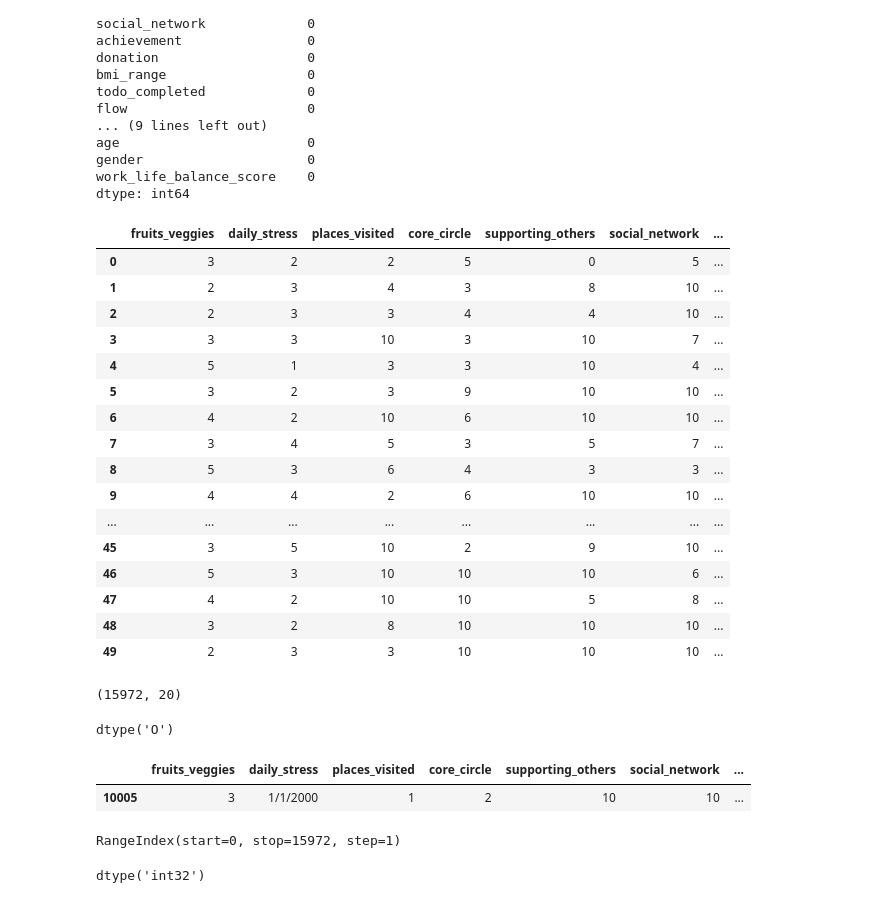
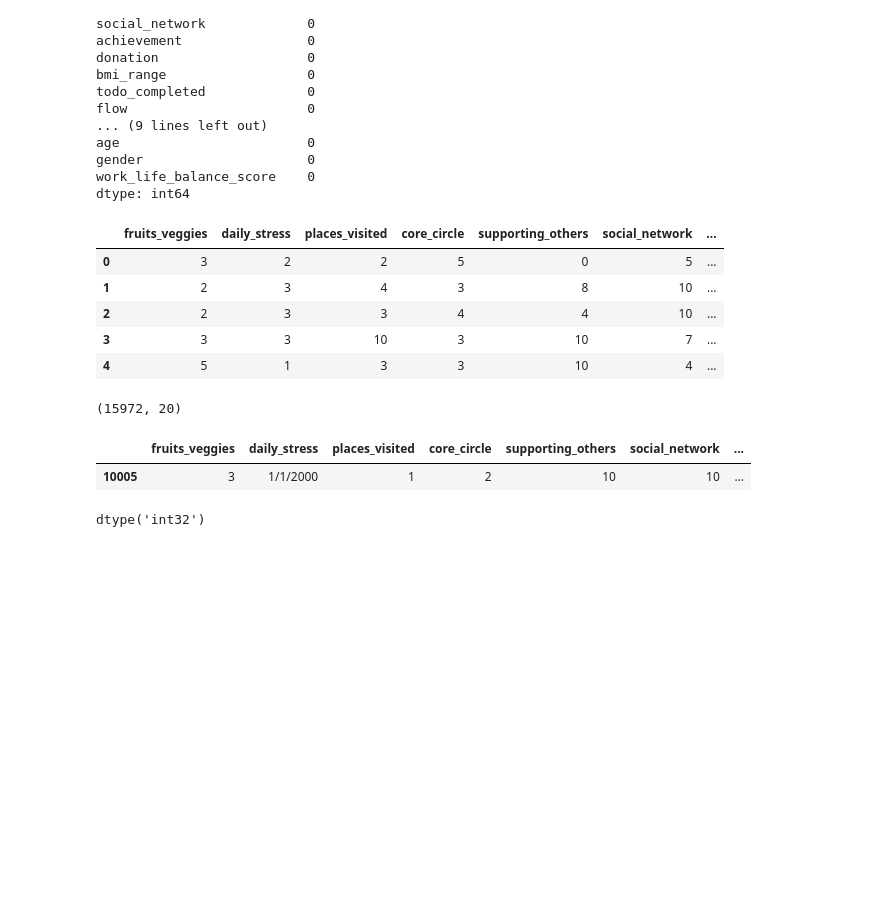
Before and after one commit to rupaliluthra/python_data_analysis, a Jupyter notebook: wellbeing_and_lifestyle_project.ipynb, the cells around one changed output. Cells and saved outputs as stored; diff of their text form; code cells hidden in the pictures; blank space fills up the shorter version.

```diff
--- a/wellbeing_and_lifestyle_project.ipynb
+++ b/wellbeing_and_lifestyle_project.ipynb
@@ -79,42 +79,23 @@ dtype: int64
 # %%
 data=data.drop(['timestamp','age','gender','work_life_balance_score'], axis = 1)
 # %%
-data.head(50)
+data.head(5)
 # %% [output]
 |  | fruits_veggies | daily_stress | places_visited | core_circle | supporting_others | social_network | ... |
 | 0 | 3 | 2 | 2 | 5 | 0 | 5 | ... |
 | 1 | 2 | 3 | 4 | 3 | 8 | 10 | ... |
 | 2 | 2 | 3 | 3 | 4 | 4 | 10 | ... |
 | 3 | 3 | 3 | 10 | 3 | 10 | 7 | ... |
 | 4 | 5 | 1 | 3 | 3 | 10 | 4 | ... |
-| 5 | 3 | 2 | 3 | 9 | 10 | 10 | ... |
-| 6 | 4 | 2 | 10 | 6 | 10 | 10 | ... |
-| 7 | 3 | 4 | 5 | 3 | 5 | 7 | ... |
-| 8 | 5 | 3 | 6 | 4 | 3 | 3 | ... |
-| 9 | 4 | 4 | 2 | 6 | 10 | 10 | ... |
-| ... | ... | ... | ... | ... | ... | ... | ... |
-| 45 | 3 | 5 | 10 | 2 | 9 | 10 | ... |
-| 46 | 5 | 3 | 10 | 10 | 10 | 6 | ... |
-| 47 | 4 | 2 | 10 | 10 | 5 | 8 | ... |
-| 48 | 3 | 2 | 8 | 10 | 10 | 10 | ... |
-| 49 | 2 | 3 | 3 | 10 | 10 | 10 | ... |
 # %%
 data.shape
 # %% [output]
 (15972, 20)
-# %%
-data.daily_stress.dtypes
-# %% [output]
-dtype('O')
 # %%
 data[data['daily_stress']=='1/1/2000']
 # %% [output]
 |  | fruits_veggies | daily_stress | places_visited | core_circle | supporting_others | social_network | ... |
 | 10005 | 3 | 1/1/2000 | 1 | 2 | 10 | 10 | ... |
-# %%
-data.index
-# %% [output]
-RangeIndex(start=0, stop=15972, step=1)
 # %%
 data= data.drop(index= 10005)
 # %%
```
Also changed, not shown: parts of 9 cells of this notebook.
